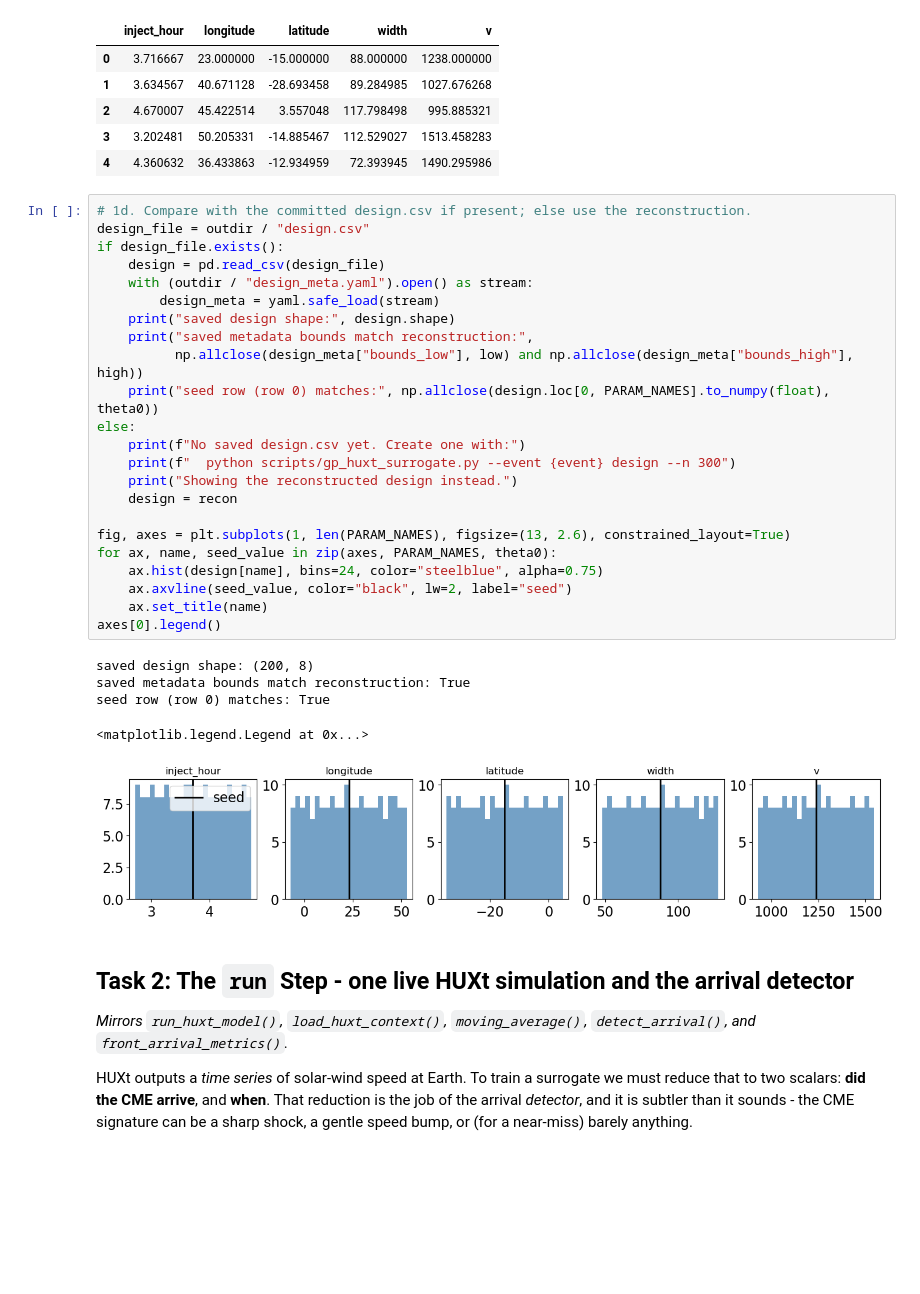
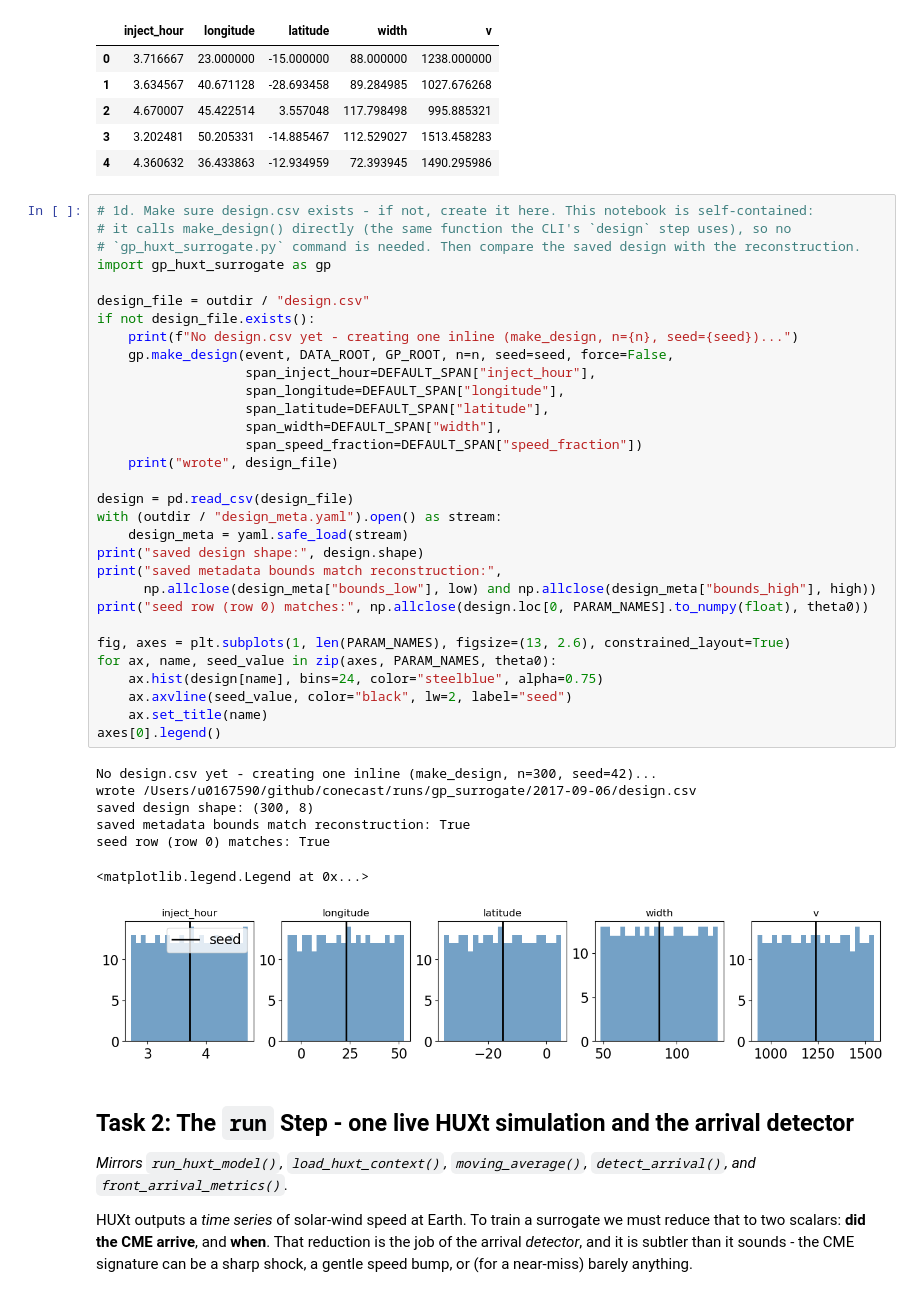
Before and after one commit to georgemilosh/conecast, a Jupyter notebook: notebooks/04_gp_huxt_application.ipynb, the cells around one changed output. Saved outputs shown, nothing was run; the diff lists cells and outputs as text; blank space fills up the shorter version.

```diff
--- a/notebooks/04_gp_huxt_application.ipynb
+++ b/notebooks/04_gp_huxt_application.ipynb
@@ -217,34 +216,44 @@ reconstructed design shape: (300, 5)
 | 3 | 3.202481 | 50.205331 | -14.885467 | 112.529027 | 1513.458283 |
 | 4 | 4.360632 | 36.433863 | -12.934959 | 72.393945 | 1490.295986 |
 # %%
-# 1d. Compare with the committed design.csv if present; else use the reconstruction.
+# 1d. Make sure design.csv exists - if not, create it here. This notebook is self-contained:
+# it calls make_design() directly (the same function the CLI's `design` step uses), so no
+# `gp_huxt_surrogate.py` command is needed. Then compare the saved design with the reconstruction.
+import gp_huxt_surrogate as gp
+
 design_file = outdir / "design.csv"
-if design_file.exists():
-    design = pd.read_csv(design_file)
-    with (outdir / "design_meta.yaml").open() as stream:
-        design_meta = yaml.safe_load(stream)
-    print("saved design shape:", design.shape)
-    print("saved metadata bounds match reconstruction:",
-          np.allclose(design_meta["bounds_low"], low) and np.allclose(design_meta["bounds_high"], high))
-    print("seed row (row 0) matches:", np.allclose(design.loc[0, PARAM_NAMES].to_numpy(float), theta0))
-else:
-    print(f"No saved design.csv yet. Create one with:")
-    print(f"  python scripts/gp_huxt_surrogate.py --event {event} design --n 300")
-    print("Showing the reconstructed design instead.")
-    design = recon
+if not design_file.exists():
+    print(f"No design.csv yet - creating one inline (make_design, n={n}, seed={seed})...")
+    gp.make_design(event, DATA_ROOT, GP_ROOT, n=n, seed=seed, force=False,
+                   span_inject_hour=DEFAULT_SPAN["inject_hour"],
+                   span_longitude=DEFAULT_SPAN["longitude"],
+                   span_latitude=DEFAULT_SPAN["latitude"],
+                   span_width=DEFAULT_SPAN["width"],
+                   span_speed_fraction=DEFAULT_SPAN["speed_fraction"])
+    print("wrote", design_file)
+
+design = pd.read_csv(design_file)
+with (outdir / "design_meta.yaml").open() as stream:
+    design_meta = yaml.safe_load(stream)
+print("saved design shape:", design.shape)
+print("saved metadata bounds match reconstruction:",
+      np.allclose(design_meta["bounds_low"], low) and np.allclose(design_meta["bounds_high"], high))
+print("seed row (row 0) matches:", np.allclose(design.loc[0, PARAM_NAMES].to_numpy(float), theta0))
 
 fig, axes = plt.subplots(1, len(PARAM_NAMES), figsize=(13, 2.6), constrained_layout=True)
 for ax, name, seed_value in zip(axes, PARAM_NAMES, theta0):
     ax.hist(design[name], bins=24, color="steelblue", alpha=0.75)
     ax.axvline(seed_value, color="black", lw=2, label="seed")
     ax.set_title(name)
 axes[0].legend()
 # %% [output]
-saved design shape: (200, 8)
+No design.csv yet - creating one inline (make_design, n=300, seed=42)...
+wrote /Users/u0167590/github/conecast/runs/gp_surrogate/2017-09-06/design.csv
+saved design shape: (300, 8)
 saved metadata bounds match reconstruction: True
 seed row (row 0) matches: True
 <matplotlib.legend.Legend at 0x...>
-[figure, old version]
+[figure, new version]
 # %% [markdown]
 ## Task 2: The `run` Step - one live HUXt simulation and the arrival detector
 
```
Also changed, not shown: parts of 12 cells of this notebook, 10 other files.
